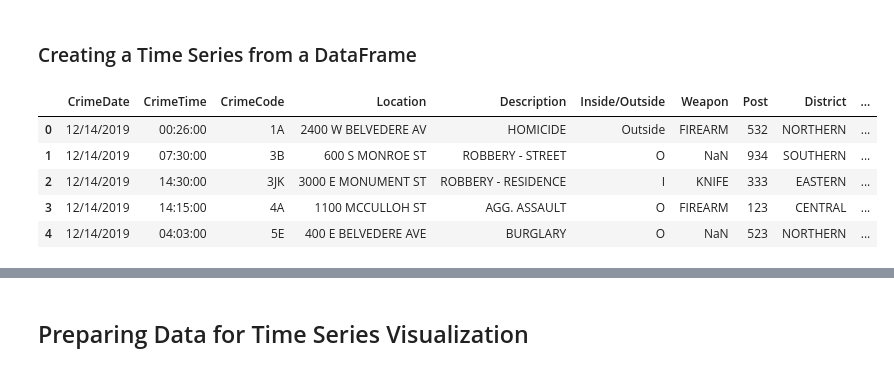
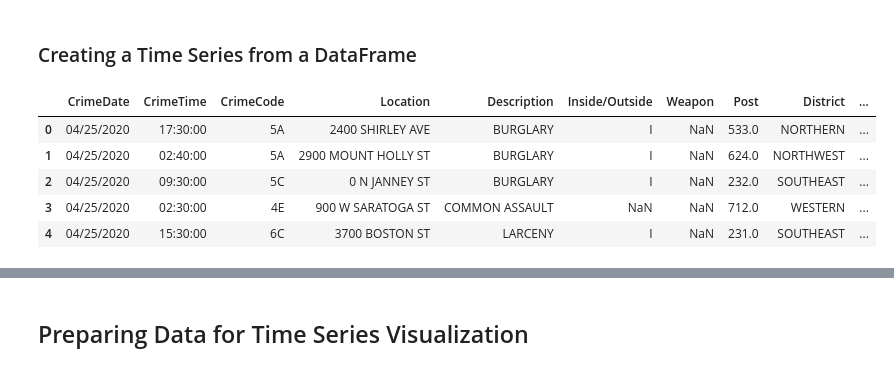
Before and after one commit to jirvingphd/fsds_070620_FT, a Jupyter notebook: Mod_4/sect_37_intro_to_time_series/sect_37_pt1_intro_to_time_series_crime-WIP-070620FT.ipynb, the cells around one changed output, grey strips where cells are left out. Drawn from its saved outputs; the diff is of its cells as text; code cells hidden in the pictures.

```diff
--- a/Mod_4/sect_37_intro_to_time_series/sect_37_pt1_intro_to_time_series_crime-WIP-070620FT.ipynb
+++ b/Mod_4/sect_37_intro_to_time_series/sect_37_pt1_intro_to_time_series_crime-WIP-070620FT.ipynb
@@ -51,15 +44,14 @@ mpl.rcParams['figure.figsize'] = (12,6)
 # %% [markdown]
 ### Creating a Time Series from a DataFrame
 # %%
-df = fs.datasets.load_ts_baltimore_crime_full(read_csv_kwds={
-    'low_memory':False,
-    'usecols':list(range(12))
-})
+df = pd.read_csv('baltimore_crime_2020.csv',low_memory=False,
+                usecols=range(12))#fs.datasets.load_ts_baltimore_crime_full(read_csv_kwds={
+#     'low_memory':False,'usecols':list(range(12)) })
 df.head()
 # %% [output]
 |  | CrimeDate | CrimeTime | CrimeCode | Location | Description | Inside/Outside | Weapon | Post | District | ... |
-| 0 | 12/14/2019 | 00:26:00 | 1A | 2400 W BELVEDERE AV | HOMICIDE | Outside | FIREARM | 532 | NORTHERN | ... |
-| 1 | 12/14/2019 | 07:30:00 | 3B | 600 S MONROE ST | ROBBERY - STREET | O | NaN | 934 | SOUTHERN | ... |
-| 2 | 12/14/2019 | 14:30:00 | 3JK | 3000 E MONUMENT ST | ROBBERY - RESIDENCE | I | KNIFE | 333 | EASTERN | ... |
-| 3 | 12/14/2019 | 14:15:00 | 4A | 1100 MCCULLOH ST | AGG. ASSAULT | O | FIREARM | 123 | CENTRAL | ... |
-| 4 | 12/14/2019 | 04:03:00 | 5E | 400 E BELVEDERE AVE | BURGLARY | O | NaN | 523 | NORTHERN | ... |
+| 0 | 04/25/2020 | 17:30:00 | 5A | 2400 SHIRLEY AVE | BURGLARY | I | NaN | 533.0 | NORTHERN | ... |
+| 1 | 04/25/2020 | 02:40:00 | 5A | 2900 MOUNT HOLLY ST | BURGLARY | I | NaN | 624.0 | NORTHWEST | ... |
+| 2 | 04/25/2020 | 09:30:00 | 5C | 0 N JANNEY ST | BURGLARY | I | NaN | 232.0 | SOUTHEAST | ... |
+| 3 | 04/25/2020 | 02:30:00 | 4E | 900 W SARATOGA ST | COMMON ASSAULT | NaN | NaN | 712.0 | WESTERN | ... |
+| 4 | 04/25/2020 | 15:30:00 | 6C | 3700 BOSTON ST | LARCENY | I | NaN | 231.0 | SOUTHEAST | ... |
```
Also changed, not shown: parts of 58 cells of this notebook, 2 other files.
